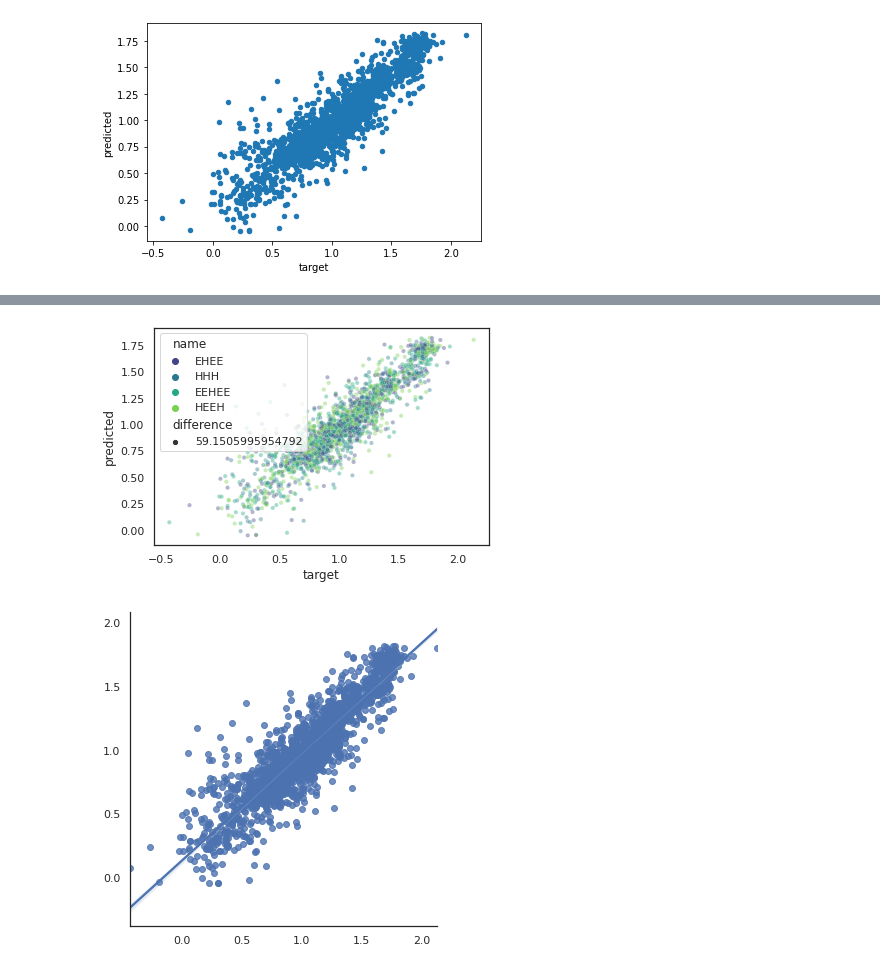
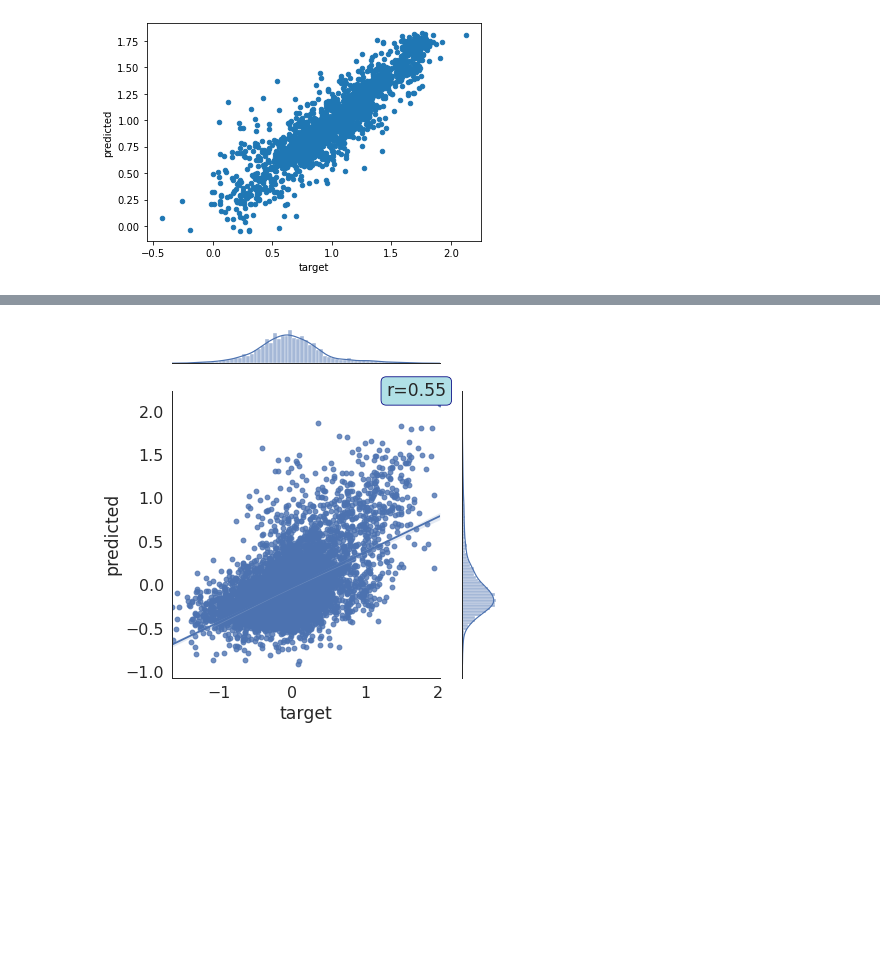
Before and after one commit to AlessioZanga/BioHackaton2021, a Jupyter notebook: evaluation.ipynb, the cells around one changed output, grey strips where cells are left out. Cells and saved outputs as stored; diff of their text form; code cells hidden in the pictures; blank space fills up the shorter version.

```diff
--- a/evaluation.ipynb
+++ b/evaluation.ipynb
@@ -55,0 +94,11 @@ plt.savefig('./data/performance.png', dpi=1200)
+# %%
+test = dict(np.load("./data/data_multi_test.npz"))
+# %%
+model = tf.keras.models.load_model("model_multi.h5", custom_objects={"rmse": rmse, "R2": R2})
+# %%
+X_test, y_test = [test[i.name] for i in model.inputs], test["score"]
+evaluate = model.predict(X_test).squeeze()
+evaluate = pd.DataFrame([y_test, evaluate], index=["target", "predicted"]).T
+evaluate['name'] = pd.read_csv("./data/multiple_muts_train.csv")["name"].apply(lambda x: x.split("_")[0])
+evaluate.to_csv("evaluate_multi.csv")
+evaluate.corr()
@@ -56,24 +114,23 @@ plt.savefig('./data/performance.png', dpi=1200)
 # %%
 #sns.set_theme(style="white")
-_ = sns.scatterplot(x="target", y="predicted", hue="name",
-                    size="difference" ,palette="viridis",
-                    data=evaluate, alpha=0.4);
-plt.savefig('./data/performance.png', dpi=1200)
+
+g = sns.jointplot(
+    x="target",
+    y="predicted",
+    palette="viridis",
+    kind="reg",
+    data=evaluate
+);
+g.ax_joint.annotate(
+    annotate(evaluate),
+    xy=(0.8, 1),
+    xycoords='axes fraction',
+    ha='left',
+    va='center',
+    bbox={'boxstyle': 'round', 'fc': 'powderblue', 'ec': 'navy'}
+)
+plt.tight_layout()
+plt.savefig('./scatter_multi_reg.png', dpi=800)
 # %% [output]
-[figure, old version]
+[figure, new version]
-# %%
-#sns.set_theme(style="white")
-import scipy as sp
-def annotate(data, **kws):
-    r, p = sp.stats.pearsonr(data['target'], data['predicted'])
-    ax = plt.gca()
-    return 'r={:.2f}, p={:.2g}'.format(r, p)
-
-
-g = sns.lmplot(x="target", y="predicted",palette="viridis",
-                    data=evaluate, legend=True);
-g.map_dataframe(annotate)
-plt.savefig('./data/performance.png', dpi=1200)
-# %% [output]
-[figure, removed]
 # %%
```
Also changed, not shown: parts of 10 cells of this notebook, 14 other files.
